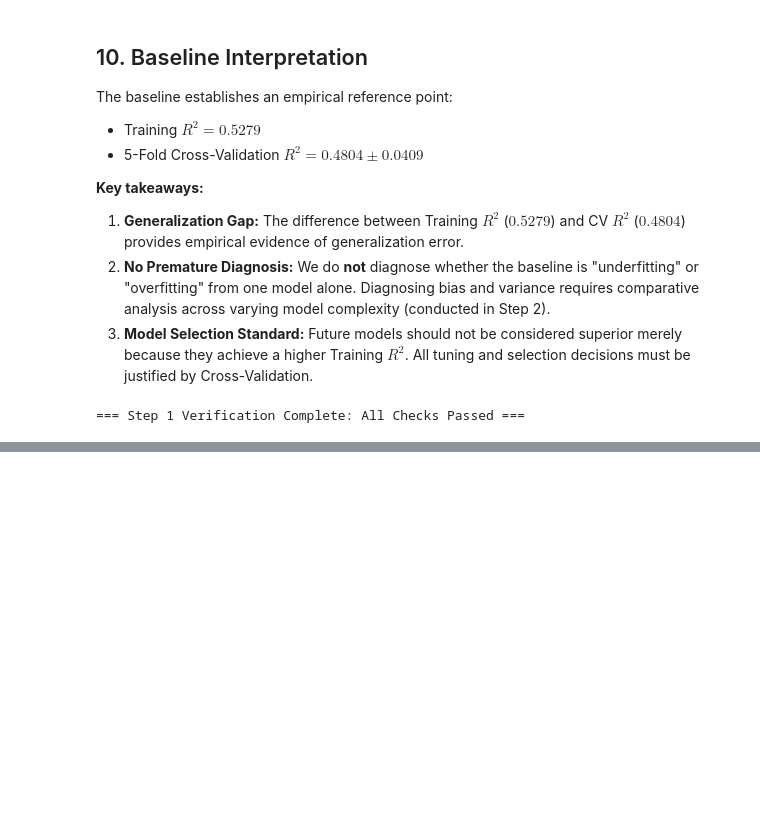
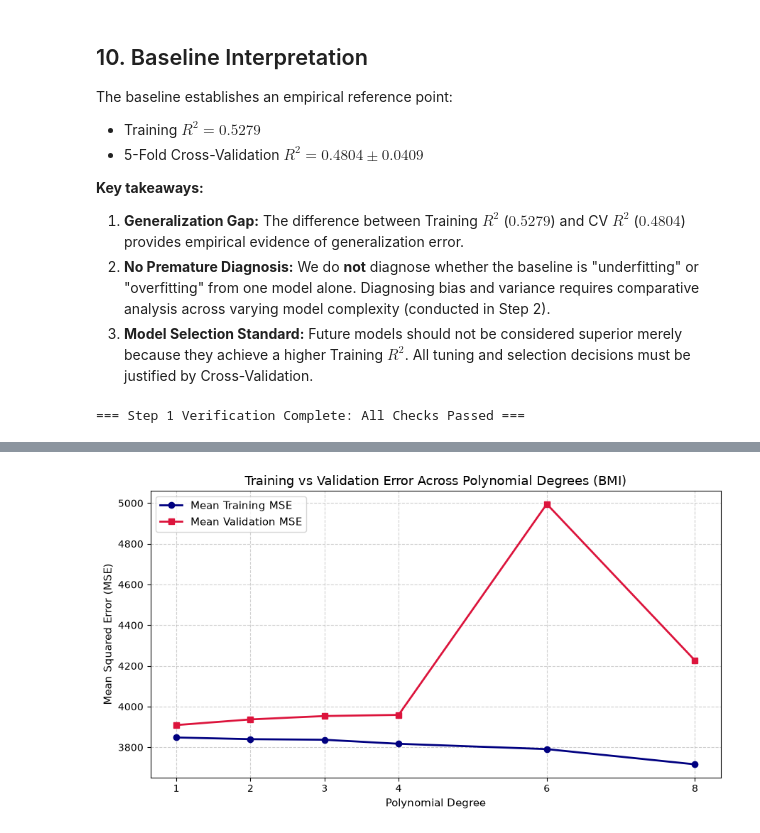
Before and after one commit to abed-dvp/diabetes-model-tuning, a Jupyter notebook: notebook.ipynb, the cells around one changed output, grey strips where cells are left out. Drawn from its saved outputs; the diff is of its cells as text; code cells hidden in the pictures; blank space fills up the shorter version.

Commit message:
Analyze model complexity and learning curves

```diff
--- a/notebook.ipynb
+++ b/notebook.ipynb
@@ -536,0 +657,22 @@ print("=== Step 1 Verification Complete: All Checks Passed ===")
+# %%
+import matplotlib.pyplot as plt
+
+# Plot 1: Polynomial Degree vs MSE (Training vs Validation Error)
+plt.figure(figsize=(9, 5))
+# For visualization clarity across degrees 1 to 8 (degree 10 MSE is 74,343 due to extreme overfitting)
+plot_mask = complexity_results['degree'] <= 8
+plt.plot(complexity_results.loc[plot_mask, 'degree'], complexity_results.loc[plot_mask, 'mean_train_MSE'],
+         marker='o', label='Mean Training MSE', color='navy', linewidth=2)
+plt.plot(complexity_results.loc[plot_mask, 'degree'], complexity_results.loc[plot_mask, 'mean_validation_MSE'],
+         marker='s', label='Mean Validation MSE', color='crimson', linewidth=2)
+
+plt.title('Training vs Validation Error Across Polynomial Degrees (BMI)', fontsize=13)
+plt.xlabel('Polynomial Degree', fontsize=11)
+plt.ylabel('Mean Squared Error (MSE)', fontsize=11)
+plt.xticks(complexity_results.loc[plot_mask, 'degree'])
+plt.legend(fontsize=11)
+plt.grid(True, linestyle='--', alpha=0.6)
+plt.tight_layout()
+plt.show()
+# %% [output]
+[figure, added]
```
Also changed, not shown: parts of 23 cells of this notebook, 1 other file.
